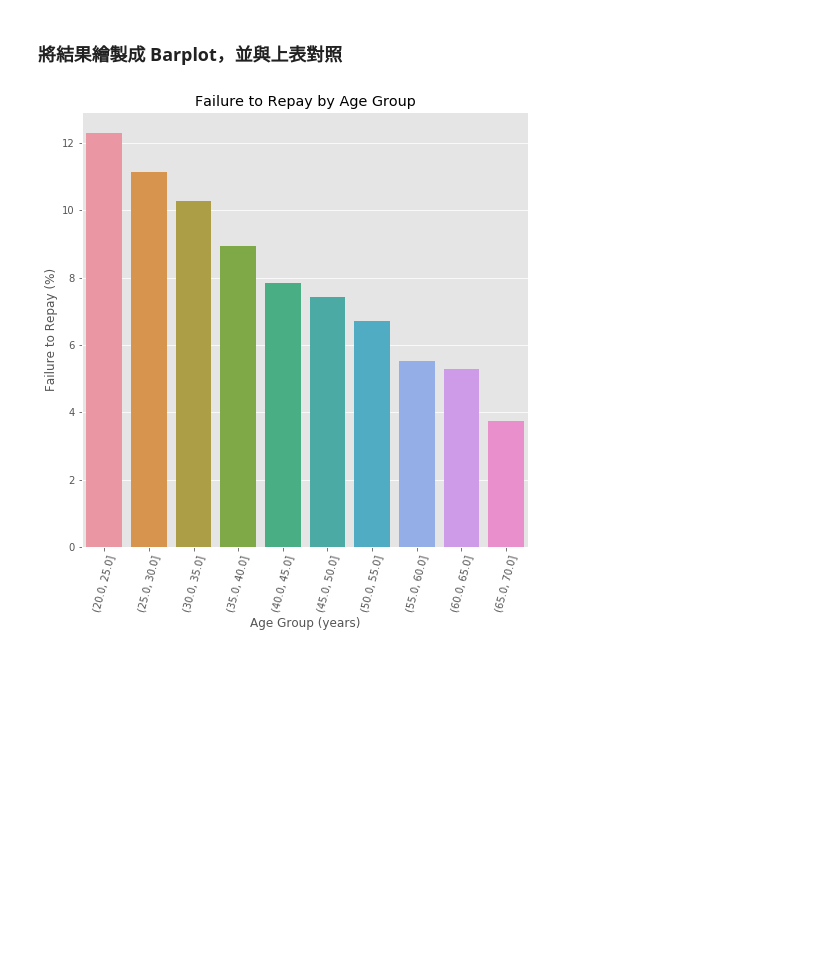
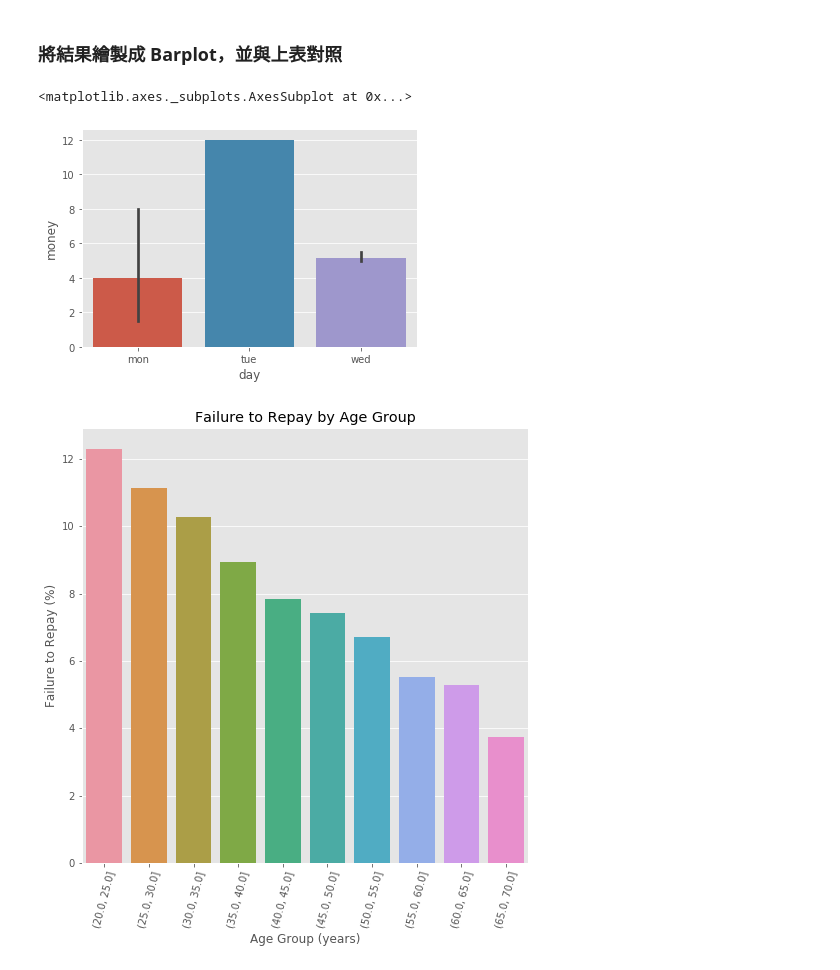
Before and after one commit to w2051200021/ML100Days, a Jupyter notebook: homework/Day_016_HW.ipynb, the cells around one changed output. Drawn from its saved outputs; the diff is of its cells as text; code cells hidden in the pictures; blank space fills up the shorter version.

```diff
--- a/homework/Day_016_HW.ipynb
+++ b/homework/Day_016_HW.ipynb
@@ -161,6 +161,14 @@ age_groups
 | (65.0, 70.0] | 0.037270 | 24292.614340 | 66.555108 |
 # %% [markdown]
 ### 將結果繪製成 Barplot，並與上表對照
+# %%
+day = ['mon','mon','mon','mon', 'tue','tue','tue','tue','tue','wed','wed','wed','wed','wed','wed']
+money = [1,10,2,3,12,12,12,12,12,5,5,5,5,5,6]
+a = pd.DataFrame({'day':day, 'money':money})
+sns.barplot(x = 'day', y = 'money', data = a)
+# %% [output]
+<matplotlib.axes._subplots.AxesSubplot at 0x...>
+[figure, added]
 # %%
 plt.figure(figsize = (8, 8))
 
```
Also changed, not shown: parts of 1 cell of this notebook, 9 other files.
